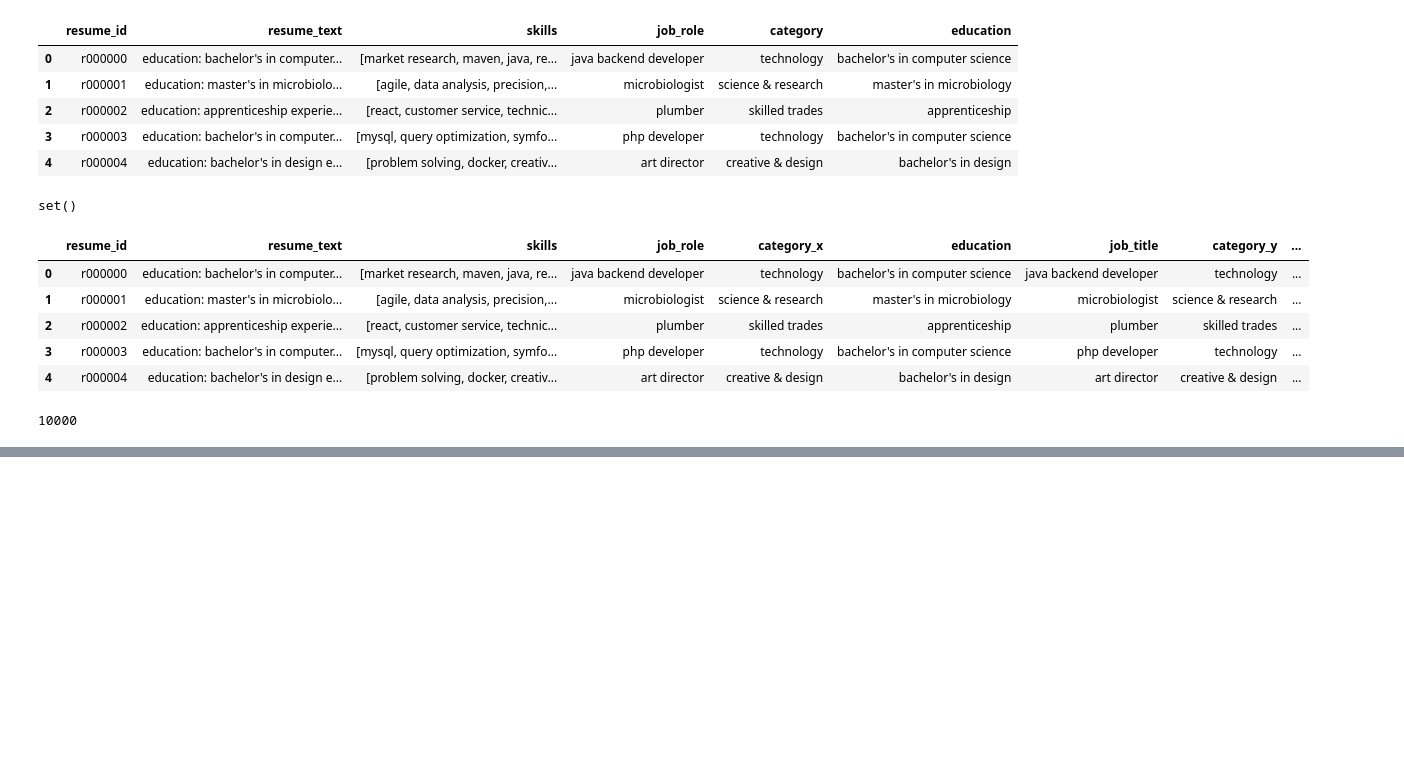
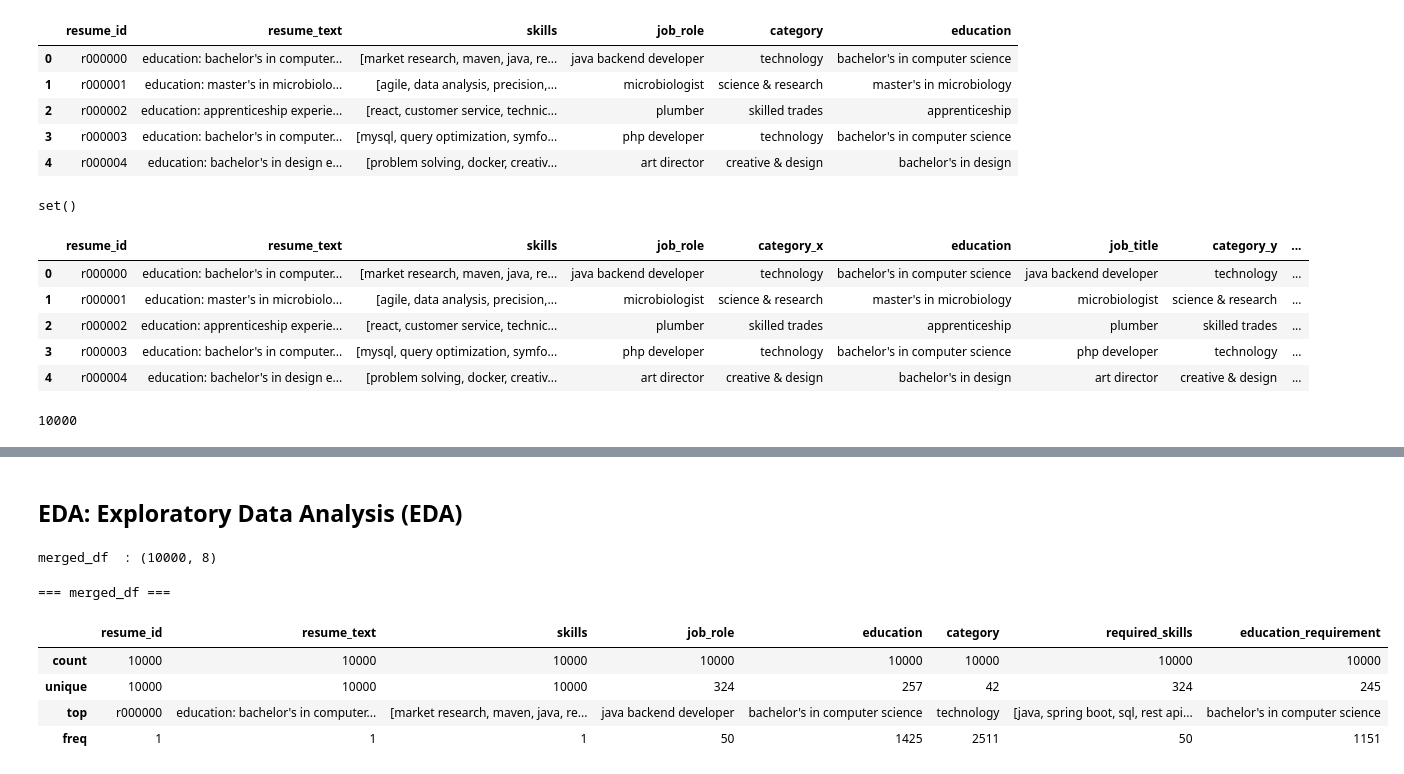
Before and after one commit to EsterButar-Butar/StepUp, a Jupyter notebook: notebook.ipynb, the cells around one changed output, grey strips where cells are left out. Saved outputs shown, nothing was run; the diff lists cells and outputs as text; code cells hidden in the pictures; blank space fills up the shorter version.

```diff
--- a/notebook.ipynb
+++ b/notebook.ipynb
@@ -267,3 +267,20 @@ merged_df.head()
 | 4 | r000004 | education: bachelor's in design e... | [problem solving, docker, creativ... | art director | bachelor's in design | creative & design | [artistic direction, visual commu... | bachelor's in art|bachelor's in d... |
 # %%
 merged_df.to_csv("cleaned_dataset.csv", index=False)
+# %% [markdown]
+## EDA: Exploratory Data Analysis (EDA)
+# %%
+# Melihat jumlah baris dan kolom
+print("merged_df  :", merged_df.shape)
+# %% [output]
+merged_df  : (10000, 8)
+# %%
+print("=== merged_df ===")
+merged_df.describe()
+# %% [output]
+=== merged_df ===
+|  | resume_id | resume_text | skills | job_role | education | category | required_skills | education_requirement |
+| count | 10000 | 10000 | 10000 | 10000 | 10000 | 10000 | 10000 | 10000 |
+| unique | 10000 | 10000 | 10000 | 324 | 257 | 42 | 324 | 245 |
+| top | r000000 | education: bachelor's in computer... | [market research, maven, java, re... | java backend developer | bachelor's in computer science | technology | [java, spring boot, sql, rest api... | bachelor's in computer science |
+| freq | 1 | 1 | 1 | 50 | 1425 | 2511 | 50 | 1151 |
```
Also changed, not shown: parts of 40 cells of this notebook.
